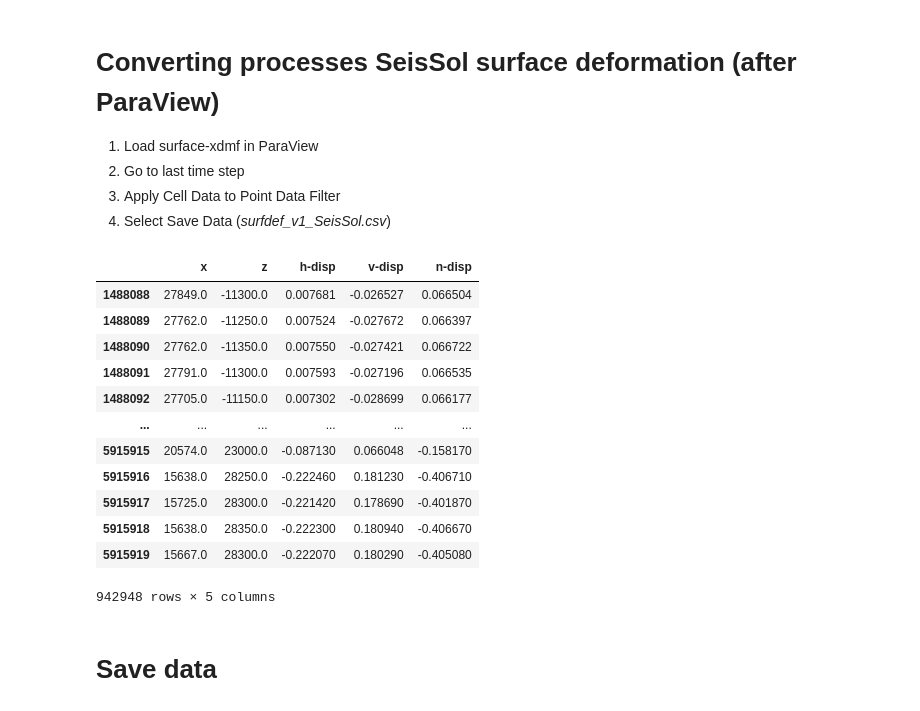
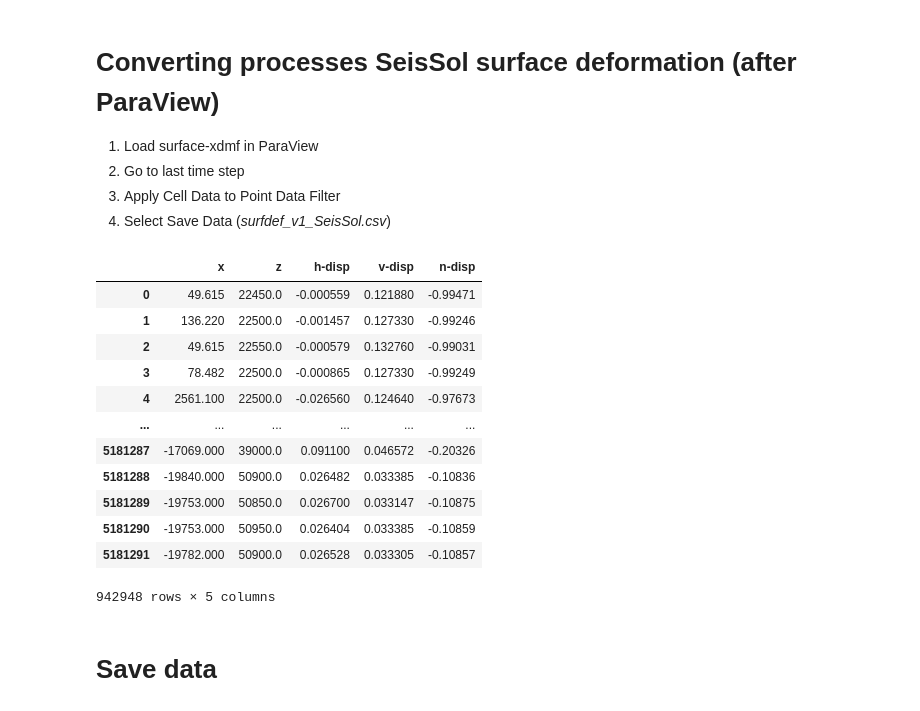
Before and after one commit to fabian-kutschera/Benchmarks, a Jupyter notebook: tpv36_37_surfdef_processing.ipynb, the cells around one changed output. Saved outputs shown, nothing was run; the diff lists cells and outputs as text; code cells hidden in the pictures.

```diff
--- a/tpv36_37_surfdef_processing.ipynb
+++ b/tpv36_37_surfdef_processing.ipynb
@@ -19,30 +19,30 @@ if not os.path.exists(output_folder):
 3. Apply Cell Data to Point Data Filter
 4. Select Save Data (_surfdef_v1_SeisSol.csv_)
 # %%
-df = pd.read_csv("/Users/fkutschera/Documents/Data/CRESCENT/tpv36_data/tpv36_SCEC_v2_o4_David_RR/surfdef_SeisSol.csv")
+df = pd.read_csv("/Users/fkutschera/Documents/Data/CRESCENT/tpv37_data/tpv37_SCEC_v2_o4_v1.2.0_RR/surfdef_SeisSol.csv")
 
 df.rename({"u1": "h-disp", "u2": "n-disp", "u3": "v-disp", "Points:0": "x", "Points:1": "z"}, axis=1, inplace=True)
 df = df.loc[:,["x", "z", "h-disp", "v-disp", "n-disp"]] # re-order columns
 df = df[df["x"] >= -30000]
 df = df[df["x"] <= 30000]
 df = df[df["z"] >= -15000]
 df = df[df["z"] <= 53000]
 # Sign convention: Positive means displacement downward relative to the node's initial position (that is, in the +y direction)
 df["v-disp"] *= -1
 df
 # %% [output]
 |  | x | z | h-disp | v-disp | n-disp |
-| 1488088 | 27849.0 | -11300.0 | 0.007681 | -0.026527 | 0.066504 |
-| 1488089 | 27762.0 | -11250.0 | 0.007524 | -0.027672 | 0.066397 |
-| 1488090 | 27762.0 | -11350.0 | 0.007550 | -0.027421 | 0.066722 |
-| 1488091 | 27791.0 | -11300.0 | 0.007593 | -0.027196 | 0.066535 |
-| 1488092 | 27705.0 | -11150.0 | 0.007302 | -0.028699 | 0.066177 |
+| 0 | 49.615 | 22450.0 | -0.000559 | 0.121880 | -0.99471 |
+| 1 | 136.220 | 22500.0 | -0.001457 | 0.127330 | -0.99246 |
+| 2 | 49.615 | 22550.0 | -0.000579 | 0.132760 | -0.99031 |
+| 3 | 78.482 | 22500.0 | -0.000865 | 0.127330 | -0.99249 |
+| 4 | 2561.100 | 22500.0 | -0.026560 | 0.124640 | -0.97673 |
 | ... | ... | ... | ... | ... | ... |
-| 5915915 | 20574.0 | 23000.0 | -0.087130 | 0.066048 | -0.158170 |
-| 5915916 | 15638.0 | 28250.0 | -0.222460 | 0.181230 | -0.406710 |
-| 5915917 | 15725.0 | 28300.0 | -0.221420 | 0.178690 | -0.401870 |
-| 5915918 | 15638.0 | 28350.0 | -0.222300 | 0.180940 | -0.406670 |
-| 5915919 | 15667.0 | 28300.0 | -0.222070 | 0.180290 | -0.405080 |
+| 5181287 | -17069.000 | 39000.0 | 0.091100 | 0.046572 | -0.20326 |
+| 5181288 | -19840.000 | 50900.0 | 0.026482 | 0.033385 | -0.10836 |
+| 5181289 | -19753.000 | 50850.0 | 0.026700 | 0.033147 | -0.10875 |
+| 5181290 | -19753.000 | 50950.0 | 0.026404 | 0.033385 | -0.10859 |
+| 5181291 | -19782.000 | 50900.0 | 0.026528 | 0.033305 | -0.10857 |
 942948 rows × 5 columns
 # %% [markdown]
 # Save data
```
Also changed, not shown: parts of 5 cells of this notebook, 3 other files.
